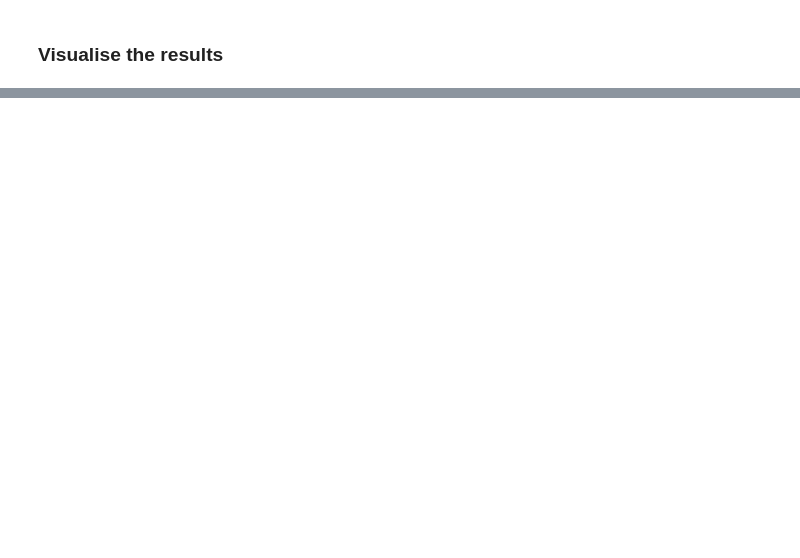
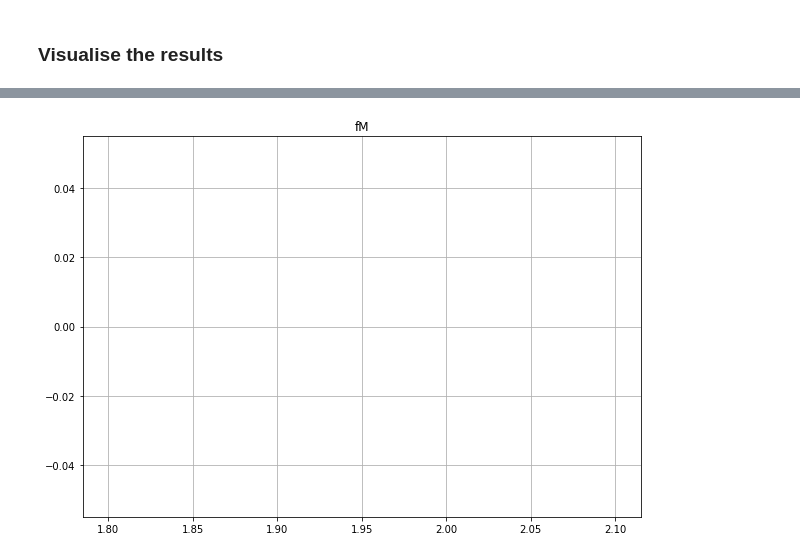
Before and after one commit to AliceO2Group/analysis-tutorials, a Jupyter notebook: o2at-3/machinelearning/BDTClassification/DsBDTrun3.ipynb, the cells around one changed output, grey strips where cells are left out. Drawn from its saved outputs; the diff is of its cells as text; code cells hidden in the pictures; blank space fills up the shorter version.

Commit message:
Fixing typos and adjusting download of input parquet

```diff
--- a/o2at-3/machinelearning/BDTClassification/DsBDTrun3.ipynb
+++ b/o2at-3/machinelearning/BDTClassification/DsBDTrun3.ipynb
@@ -71,14 +79,14 @@ We now open the parquet with the _TreeHandler_ class to facilitate the handeling
 # %%
-hdl_mc_prompt = TreeHandler("./data/Merged_LHC22b1b_Train128761_AO2D_Prompt_Ds_Skimmed.parquet")
-hdl_mc_nonprompt = TreeHandler("./data/Merged_LHC22b1a_Train128762_AO2D_FD_Ds_Skimmed.parquet")
-hdl_data = TreeHandler("./data/o2_Data_AO2D_Merged_Skimmed_train.parquet")
-hdl_data_app = TreeHandler("./data/o2_Data_AO2D_Merged_Skimmed_test.parquet")
+hdl_mc_prompt = TreeHandler("promptDs.parquet")
+hdl_mc_nonprompt = TreeHandler("nonpromptDs.parquet")
+hdl_data = TreeHandler("Data.parquet")
 
-# Preselections (considegin just one pt bin)
+# Preselections (consideing just one pt bin)
 hdl_mc_prompt.apply_preselections("2 < fPt < 4")
 hdl_mc_nonprompt.apply_preselections("2 < fPt < 4")
 hdl_data.apply_preselections("2 < fPt < 4")
-hdl_data_app.apply_preselections("2 < fPt < 4")
+
+hdl_appl = hdl_data
 # %% [markdown]
 We apply a preselection to the Data sample which is used to provide background sample in order select only the sidebands of the invariant-mas distribution of the candidates.
 # %%
@@ -227,8 +264,8 @@ The SHAP feature importance can be plotted witht the method _plot\_utils_._plot\
 # %% [markdown]
 ### **Visualise the results**
 # %%
-yPredData = model_hdl.predict(hdl_data_app, False)
-Dsdf = hdl_data_app.get_data_frame()
+yPredData = model_hdl.predict(hdl_appl, False)
+Dsdf = hdl_appl.get_data_frame()
 Dsdf['prompt_score'] = yPredData[:, 0]
 Dsdf['nonprompt_score'] = yPredData[:, 1]
 Dsdf['background_score'] = yPredData[:, 2]
@@ -320,0 +272,5 @@ invalid value encountered in sqrt
+# %%
+DsPrompt = Dsdf.query('prompt_score > 0.4 and background_score < 0.8')
+hist = DsPrompt.hist(column='fM', bins=30, range=(1.8, 2.1))
+# %% [output]
+[figure, added]
```
Also changed, not shown: parts of 21 cells of this notebook.
